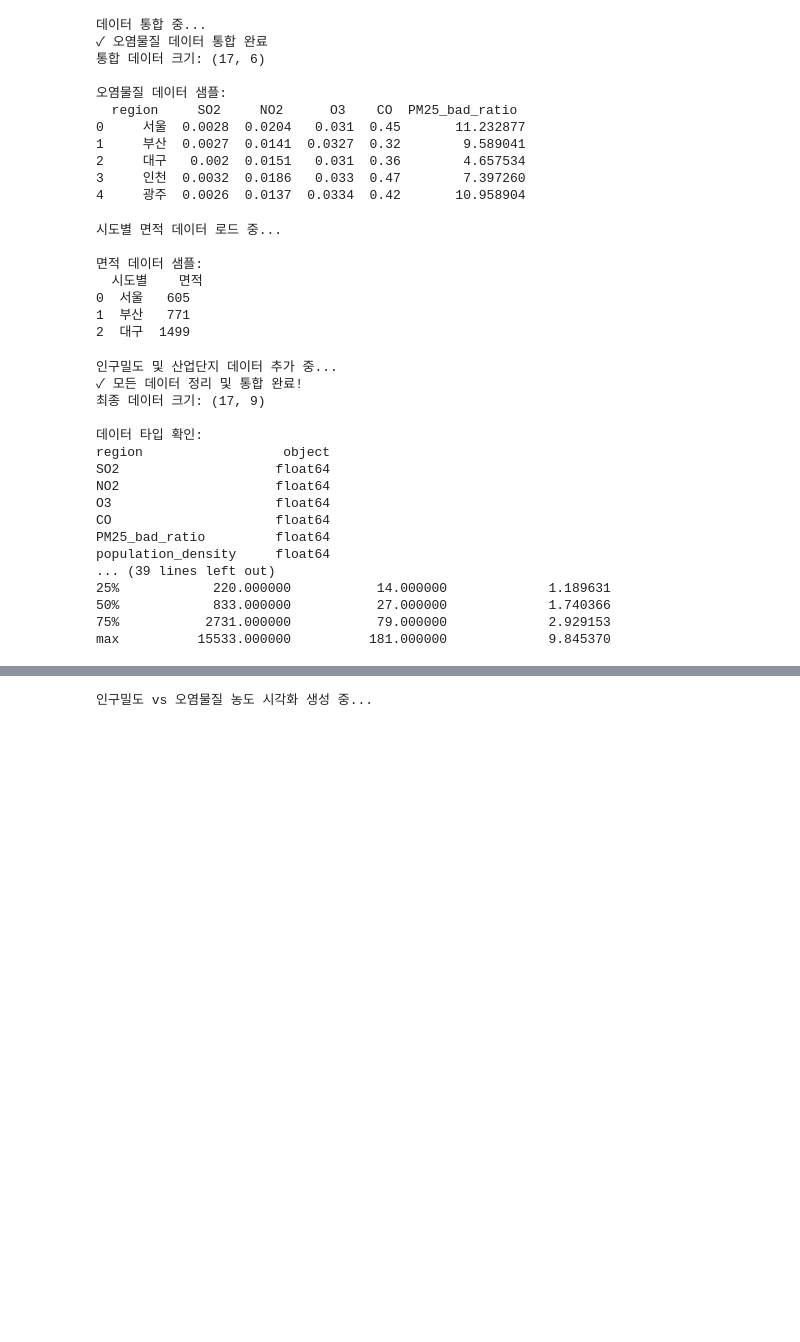
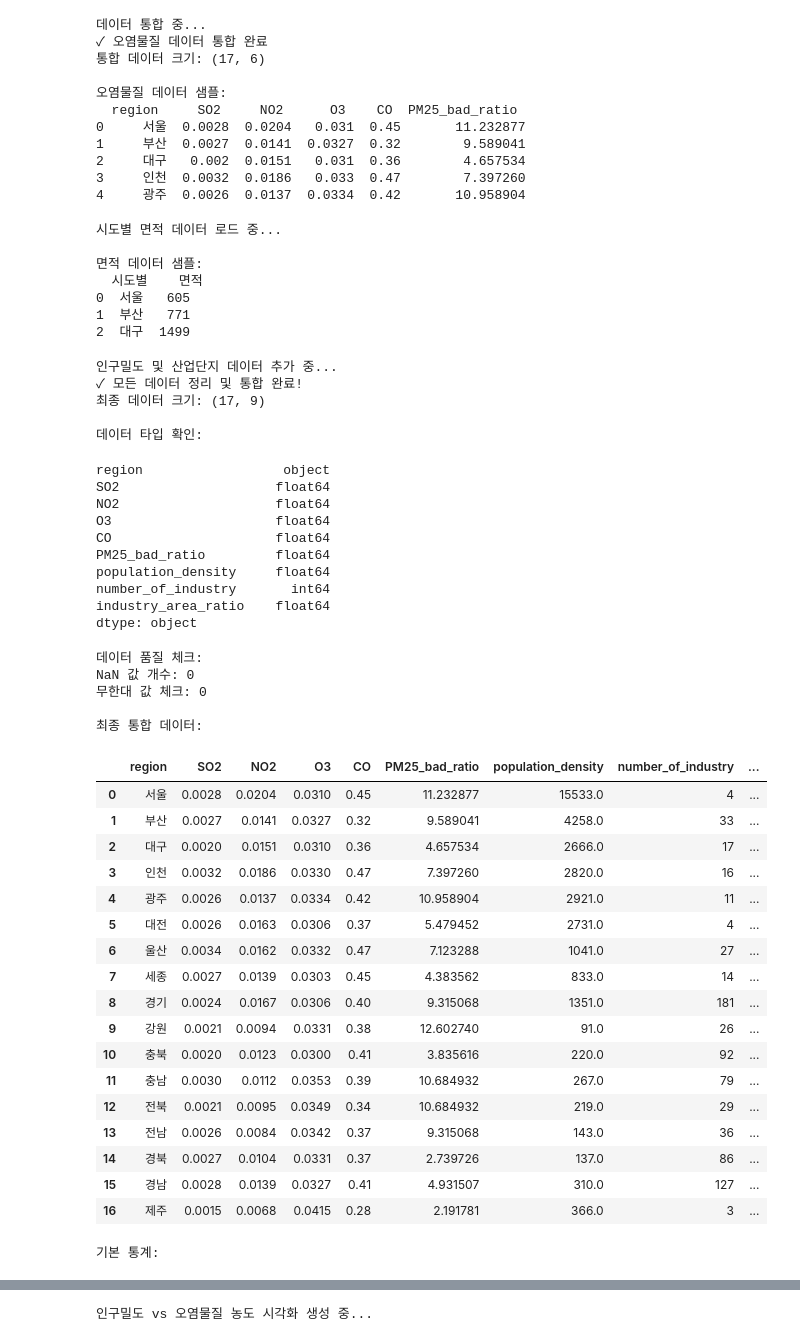
Before and after one commit to Encore-SKN-17/EDA_MINI_3TEAM, a Jupyter notebook: graph.ipynb, the cells around one changed output, grey strips where cells are left out. Saved outputs shown, nothing was run; the diff lists cells and outputs as text; code cells hidden in the pictures; blank space fills up the shorter version.

```diff
--- a/graph.ipynb
+++ b/graph.ipynb
@@ -208,45 +208,67 @@ tmp_df = tmp_df = area.merge(result[['시도별', '지정면적', '단지수']],
 
 area_ratio = tmp_df['지정면적']*0.001 / tmp_df['면적']*100
 
 pollution_data['number_of_industry'] = tmp_df['단지수']
 pollution_data['industry_area_ratio'] = area_ratio
 
 # 모든 오염물질 데이터도 숫자형으로 변환
 for col in ['SO2', 'NO2', 'O3', 'CO', 'PM25_bad_ratio']:
     pollution_data[col] = pollution_data[col].astype(float)
 
 print("✓ 모든 데이터 정리 및 통합 완료!")
 print(f"최종 데이터 크기: {pollution_data.shape}")
 
 # 데이터 타입 확인
 print("\n데이터 타입 확인:")
-print(pollution_data.dtypes)
+display(pollution_data.dtypes)
 
 # NaN이나 무한대 값 체크
 print("\n데이터 품질 체크:")
 print("NaN 값 개수:", pollution_data.isnull().sum().sum())
 print("무한대 값 체크:", np.isinf(pollution_data.select_dtypes(include=[np.number])).sum().sum())
 
 print("\n최종 통합 데이터:")
-print(pollution_data.head())
+display(pollution_data)
 
 print("\n기본 통계:")
-print(pollution_data.describe())
+display(pollution_data.describe())
 # %% [output]
 인구밀도 및 산업단지 데이터 추가 중...
 ✓ 모든 데이터 정리 및 통합 완료!
 최종 데이터 크기: (17, 9)
 
 데이터 타입 확인:
-region                  object
-SO2                    float64
-NO2                    float64
-O3                     float64
-CO                     float64
-PM25_bad_ratio         float64
-population_density     float64
-... (39 lines left out)
-25%            220.000000           14.000000             1.189631
-50%            833.000000           27.000000             1.740366
-75%           2731.000000           79.000000             2.929153
-max          15533.000000          181.000000             9.845370
+region                  object
+SO2                    float64
+NO2                    float64
+O3                     float64
+CO                     float64
+PM25_bad_ratio         float64
+population_density     float64
+number_of_industry       int64
+industry_area_ratio    float64
+dtype: object
+데이터 품질 체크:
+NaN 값 개수: 0
+무한대 값 체크: 0
+
+최종 통합 데이터:
+|  | region | SO2 | NO2 | O3 | CO | PM25_bad_ratio | population_density | number_of_industry | ... |
+| 0 | 서울 | 0.0028 | 0.0204 | 0.0310 | 0.45 | 11.232877 | 15533.0 | 4 | ... |
+| 1 | 부산 | 0.0027 | 0.0141 | 0.0327 | 0.32 | 9.589041 | 4258.0 | 33 | ... |
+| 2 | 대구 | 0.0020 | 0.0151 | 0.0310 | 0.36 | 4.657534 | 2666.0 | 17 | ... |
+| 3 | 인천 | 0.0032 | 0.0186 | 0.0330 | 0.47 | 7.397260 | 2820.0 | 16 | ... |
+| 4 | 광주 | 0.0026 | 0.0137 | 0.0334 | 0.42 | 10.958904 | 2921.0 | 11 | ... |
+| 5 | 대전 | 0.0026 | 0.0163 | 0.0306 | 0.37 | 5.479452 | 2731.0 | 4 | ... |
+| 6 | 울산 | 0.0034 | 0.0162 | 0.0332 | 0.47 | 7.123288 | 1041.0 | 27 | ... |
+| 7 | 세종 | 0.0027 | 0.0139 | 0.0303 | 0.45 | 4.383562 | 833.0 | 14 | ... |
+| 8 | 경기 | 0.0024 | 0.0167 | 0.0306 | 0.40 | 9.315068 | 1351.0 | 181 | ... |
+| 9 | 강원 | 0.0021 | 0.0094 | 0.0331 | 0.38 | 12.602740 | 91.0 | 26 | ... |
+| 10 | 충북 | 0.0020 | 0.0123 | 0.0300 | 0.41 | 3.835616 | 220.0 | 92 | ... |
+| 11 | 충남 | 0.0030 | 0.0112 | 0.0353 | 0.39 | 10.684932 | 267.0 | 79 | ... |
+| 12 | 전북 | 0.0021 | 0.0095 | 0.0349 | 0.34 | 10.684932 | 219.0 | 29 | ... |
+| 13 | 전남 | 0.0026 | 0.0084 | 0.0342 | 0.37 | 9.315068 | 143.0 | 36 | ... |
+| 14 | 경북 | 0.0027 | 0.0104 | 0.0331 | 0.37 | 2.739726 | 137.0 | 86 | ... |
+| 15 | 경남 | 0.0028 | 0.0139 | 0.0327 | 0.41 | 4.931507 | 310.0 | 127 | ... |
+| 16 | 제주 | 0.0015 | 0.0068 | 0.0415 | 0.28 | 2.191781 | 366.0 | 3 | ... |
+기본 통계:
```
Also changed, not shown: parts of 3 cells of this notebook, 6 other files.
